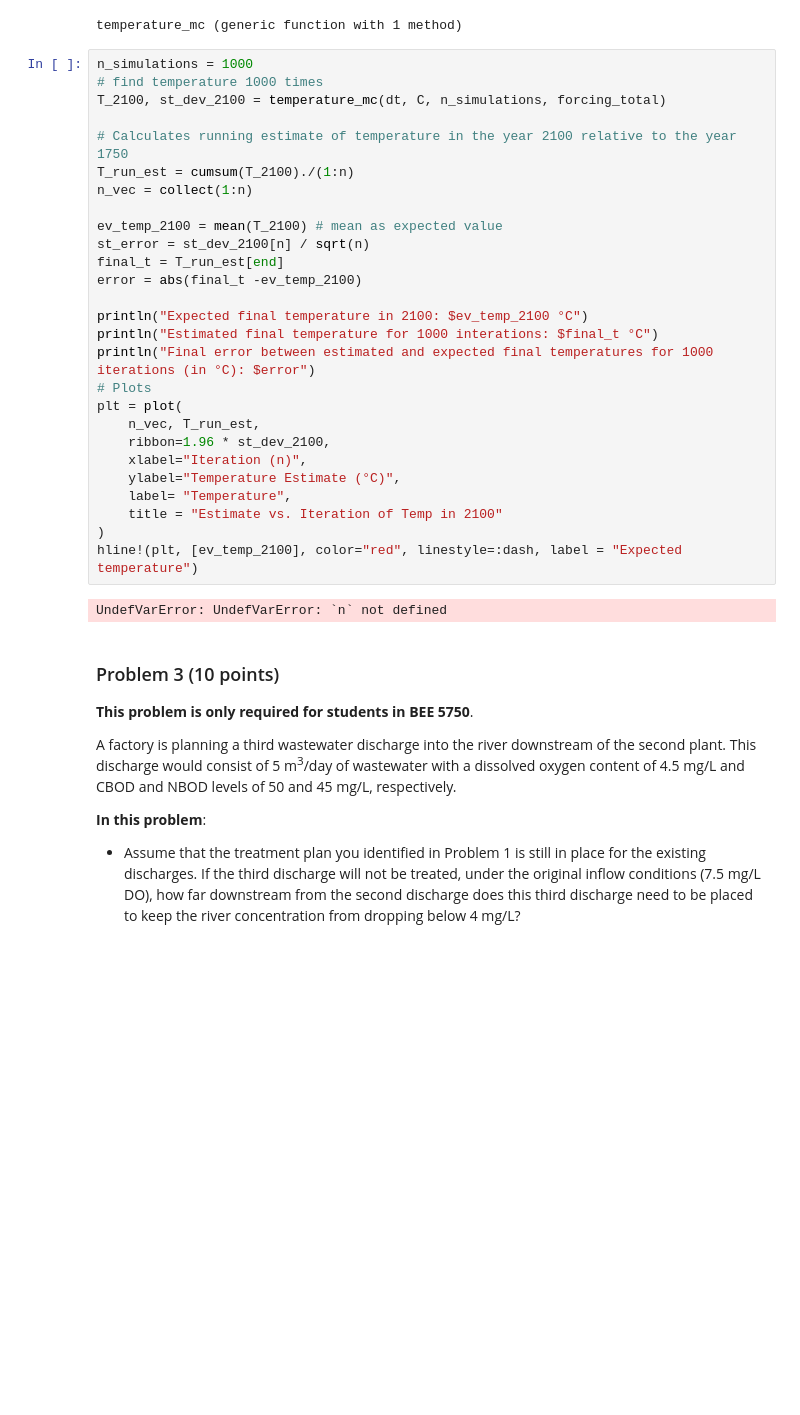
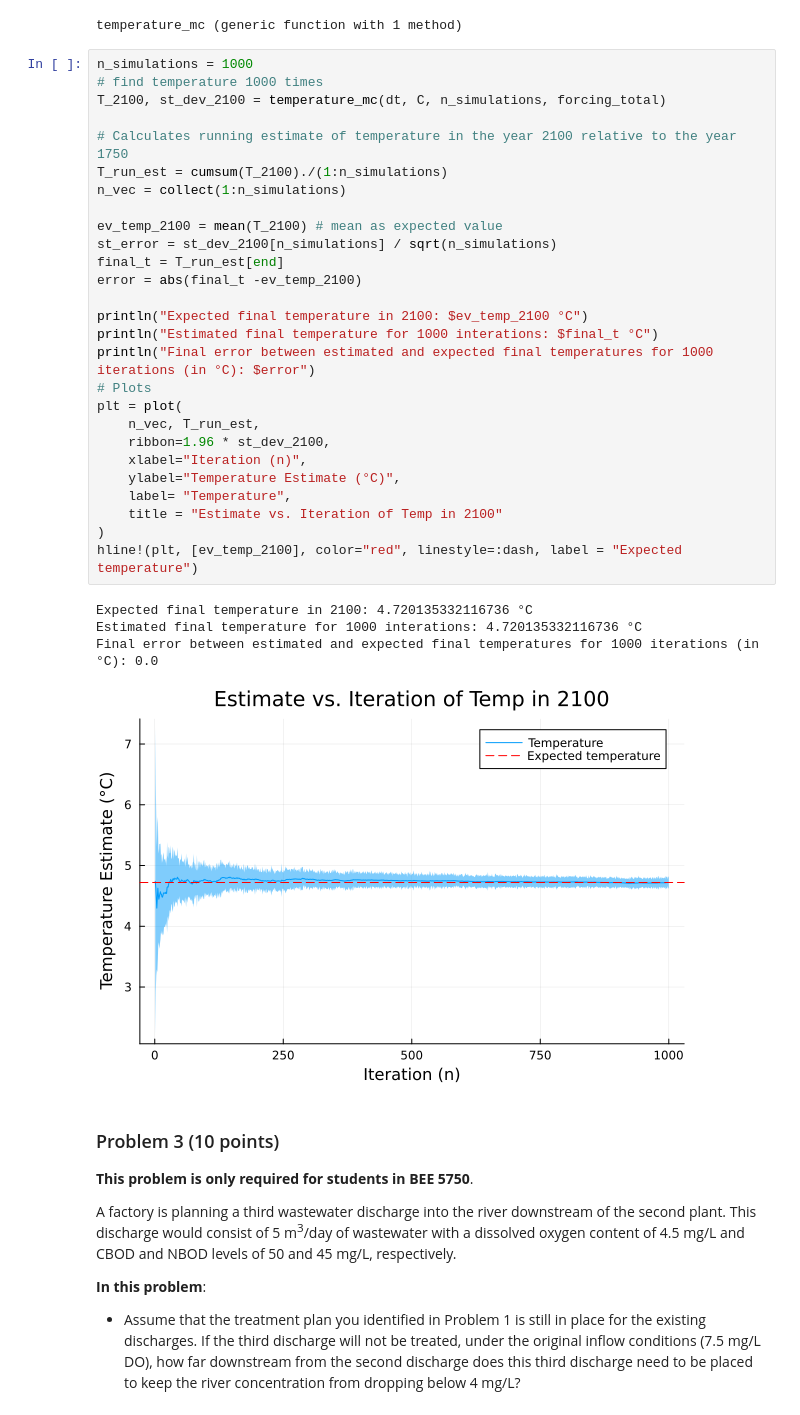
Before and after one commit to BEE4750-FA24/hw3-hutchs-team, a Jupyter notebook: hw03.ipynb, the cells around one changed output. Saved outputs shown, nothing was run; the diff lists cells and outputs as text; blank space fills up the shorter version.

Commit message:
fixing n to n_simulations in q2

```diff
--- a/hw03.ipynb
+++ b/hw03.ipynb
@@ -781,32 +783,35 @@ temperature_mc (generic function with 1 method)
 # %%
 n_simulations = 1000
 # find temperature 1000 times
 T_2100, st_dev_2100 = temperature_mc(dt, C, n_simulations, forcing_total)
 
 # Calculates running estimate of temperature in the year 2100 relative to the year 1750
-T_run_est = cumsum(T_2100)./(1:n)
-n_vec = collect(1:n)
+T_run_est = cumsum(T_2100)./(1:n_simulations)
+n_vec = collect(1:n_simulations)
 
 ev_temp_2100 = mean(T_2100) # mean as expected value
-st_error = st_dev_2100[n] / sqrt(n)
+st_error = st_dev_2100[n_simulations] / sqrt(n_simulations)
 final_t = T_run_est[end]
 error = abs(final_t -ev_temp_2100)
 
 println("Expected final temperature in 2100: $ev_temp_2100 °C")
 println("Estimated final temperature for 1000 interations: $final_t °C")
 println("Final error between estimated and expected final temperatures for 1000 iterations (in °C): $error")
 # Plots
 plt = plot(
     n_vec, T_run_est,
     ribbon=1.96 * st_dev_2100,
     xlabel="Iteration (n)",
     ylabel="Temperature Estimate (°C)",
     label= "Temperature",
     title = "Estimate vs. Iteration of Temp in 2100"
 )
 hline!(plt, [ev_temp_2100], color="red", linestyle=:dash, label = "Expected temperature")
 # %% [output]
-UndefVarError: UndefVarError: `n` not defined
+Expected final temperature in 2100: 4.720135332116736 °C
+Estimated final temperature for 1000 interations: 4.720135332116736 °C
+Final error between estimated and expected final temperatures for 1000 iterations (in °C): 0.0
+[figure, added]
 # %% [markdown]
 ### Problem 3 (10 points)
 
```
Also changed, not shown: parts of 4 cells of this notebook.
